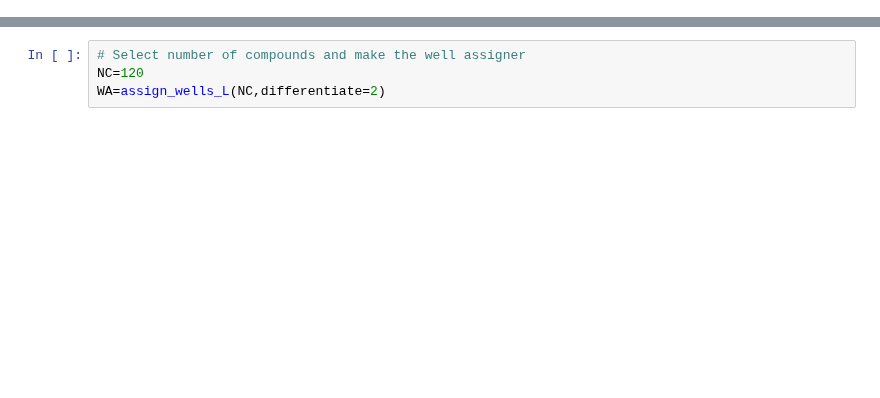
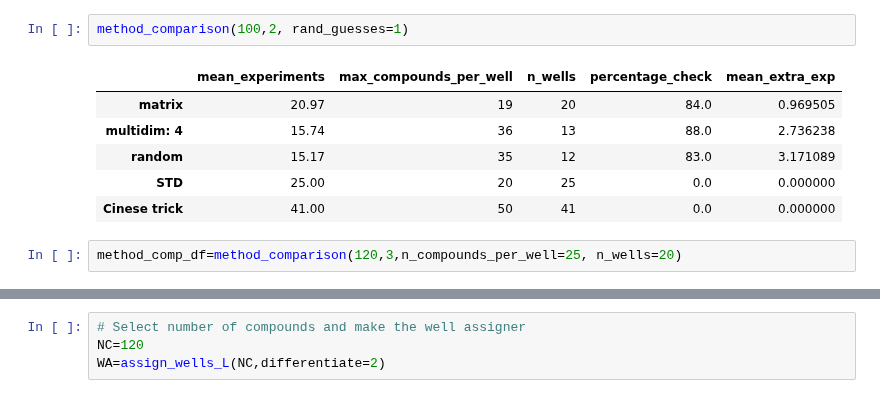
Before and after one commit to trouillon-lab/PoolPy, a Jupyter notebook: Julian_pooling.ipynb, the cells around one changed output, grey strips where cells are left out. Saved outputs shown, nothing was run; the diff lists cells and outputs as text; blank space fills up the shorter version.

```diff
--- a/Julian_pooling.ipynb
+++ b/Julian_pooling.ipynb
@@ -319,0 +506,11 @@ def output_table(well_assigner:np.array,output_file_name='output_table'):
+# %%
+method_comparison(100,2, rand_guesses=1)
+# %% [output]
+|  | mean_experiments | max_compounds_per_well | n_wells | percentage_check | mean_extra_exp |
+| matrix | 20.97 | 19 | 20 | 84.0 | 0.969505 |
+| multidim: 4 | 15.74 | 36 | 13 | 88.0 | 2.736238 |
+| random | 15.17 | 35 | 12 | 83.0 | 3.171089 |
+| STD | 25.00 | 20 | 25 | 0.0 | 0.000000 |
+| Cinese trick | 41.00 | 50 | 41 | 0.0 | 0.000000 |
+# %%
+method_comp_df=method_comparison(120,3,n_compounds_per_well=25, n_wells=20)
```
Also changed, not shown: parts of 27 cells of this notebook, 2 other files.
